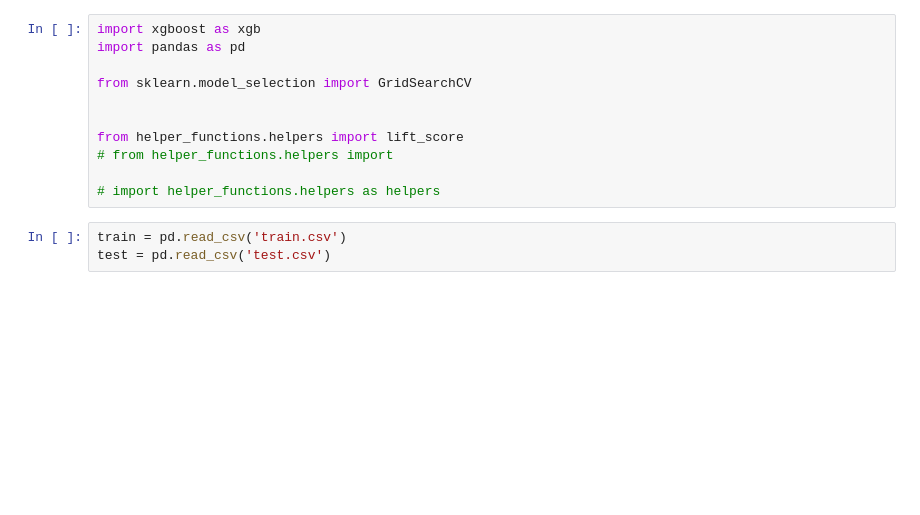
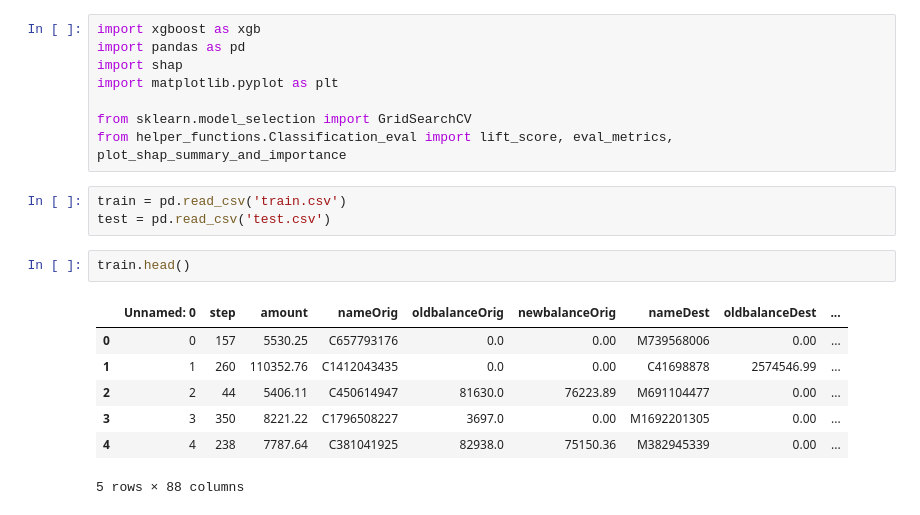
Before and after one commit to tewed/projects, a Jupyter notebook: Paysim Anomaly Detection Modeling.ipynb, the cells around one changed output. Saved outputs shown, nothing was run; the diff lists cells and outputs as text; blank space fills up the shorter version.

```diff
--- a/Paysim Anomaly Detection Modeling.ipynb
+++ b/Paysim Anomaly Detection Modeling.ipynb
@@ -1,15 +1,22 @@
 # %%
 import xgboost as xgb
 import pandas as pd
+import shap
+import matplotlib.pyplot as plt
 
 from sklearn.model_selection import GridSearchCV
-
-
-from helper_functions.helpers import lift_score
-# from helper_functions.helpers import
-
-# import helper_functions.helpers as helpers
+from helper_functions.Classification_eval import lift_score, eval_metrics, plot_shap_summary_and_importance
 # %%
 train = pd.read_csv('train.csv')
 test = pd.read_csv('test.csv')
+# %%
+train.head()
+# %% [output]
+|  | Unnamed: 0 | step | amount | nameOrig | oldbalanceOrig | newbalanceOrig | nameDest | oldbalanceDest | ... |
+| 0 | 0 | 157 | 5530.25 | C657793176 | 0.0 | 0.00 | M739568006 | 0.00 | ... |
+| 1 | 1 | 260 | 110352.76 | C1412043435 | 0.0 | 0.00 | C41698878 | 2574546.99 | ... |
+| 2 | 2 | 44 | 5406.11 | C450614947 | 81630.0 | 76223.89 | M691104477 | 0.00 | ... |
+| 3 | 3 | 350 | 8221.22 | C1796508227 | 3697.0 | 0.00 | M1692201305 | 0.00 | ... |
+| 4 | 4 | 238 | 7787.64 | C381041925 | 82938.0 | 75150.36 | M382945339 | 0.00 | ... |
+5 rows × 88 columns
 # %%
```
Also changed, not shown: parts of 4 cells of this notebook, 3 other files.
